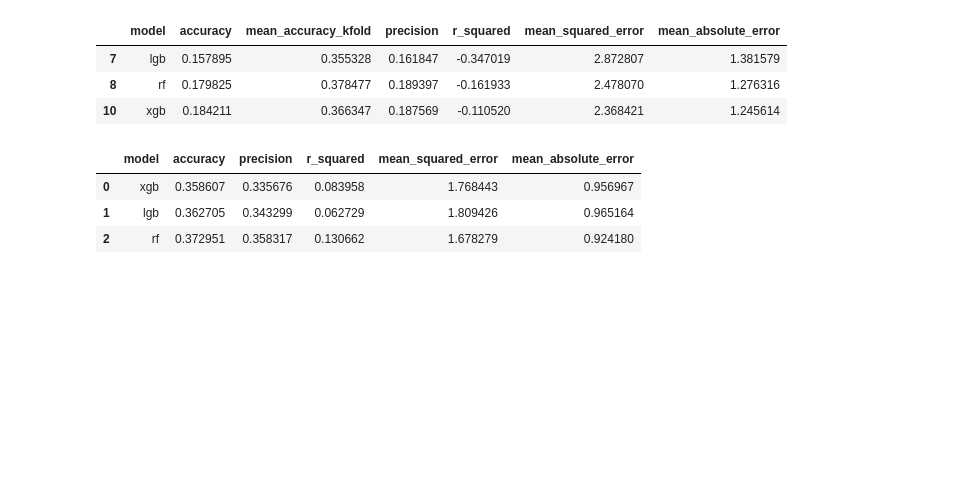
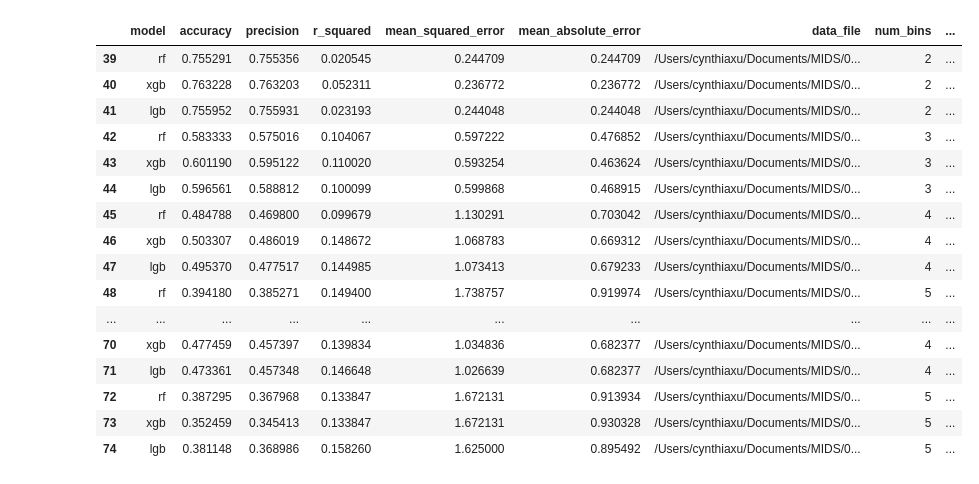
Before and after one commit to cynthiaxu04/predicting-clinicaltrials, a Jupyter notebook: model/make_figures.ipynb, the cells around one changed output. Cells and saved outputs as stored; diff of their text form; code cells hidden in the pictures; blank space fills up the shorter version.

```diff
--- a/model/make_figures.ipynb
+++ b/model/make_figures.ipynb
@@ -26,7 +30,0 @@ df.drop_duplicates(subset='model', keep='last', inplace=True)
-# %%
-df
-# %% [output]
-|  | model | accuracy | mean_accuracy_kfold | precision | r_squared | mean_squared_error | mean_absolute_error |
-| 7 | lgb | 0.157895 | 0.355328 | 0.161847 | -0.347019 | 2.872807 | 1.381579 |
-| 8 | rf | 0.179825 | 0.378477 | 0.189397 | -0.161933 | 2.478070 | 1.276316 |
-| 10 | xgb | 0.184211 | 0.366347 | 0.187569 | -0.110520 | 2.368421 | 1.245614 |
@@ -35,8 +31,23 @@ df2 = pd.read_json('modeling_test_results.json')
 # %%
-df2.drop_duplicates(subset='model', keep='last', inplace=True)
+df2 = pd.read_json('modeling_test_results.json')
+df2.drop_duplicates(subset=['model', 'data_file', 'num_bins'], keep='last', inplace=True)
+df2 = df2[df2['data_file'].str.contains('210-capstone-clinicaltrials', na=False)]
 df2
 # %% [output]
-|  | model | accuracy | precision | r_squared | mean_squared_error | mean_absolute_error |
-| 0 | xgb | 0.358607 | 0.335676 | 0.083958 | 1.768443 | 0.956967 |
-| 1 | lgb | 0.362705 | 0.343299 | 0.062729 | 1.809426 | 0.965164 |
-| 2 | rf | 0.372951 | 0.358317 | 0.130662 | 1.678279 | 0.924180 |
+|  | model | accuracy | precision | r_squared | mean_squared_error | mean_absolute_error | data_file | num_bins | ... |
+| 39 | rf | 0.755291 | 0.755356 | 0.020545 | 0.244709 | 0.244709 | /Users/cynthiaxu/Documents/MIDS/0... | 2 | ... |
+| 40 | xgb | 0.763228 | 0.763203 | 0.052311 | 0.236772 | 0.236772 | /Users/cynthiaxu/Documents/MIDS/0... | 2 | ... |
+| 41 | lgb | 0.755952 | 0.755931 | 0.023193 | 0.244048 | 0.244048 | /Users/cynthiaxu/Documents/MIDS/0... | 2 | ... |
+| 42 | rf | 0.583333 | 0.575016 | 0.104067 | 0.597222 | 0.476852 | /Users/cynthiaxu/Documents/MIDS/0... | 3 | ... |
+| 43 | xgb | 0.601190 | 0.595122 | 0.110020 | 0.593254 | 0.463624 | /Users/cynthiaxu/Documents/MIDS/0... | 3 | ... |
+| 44 | lgb | 0.596561 | 0.588812 | 0.100099 | 0.599868 | 0.468915 | /Users/cynthiaxu/Documents/MIDS/0... | 3 | ... |
+| 45 | rf | 0.484788 | 0.469800 | 0.099679 | 1.130291 | 0.703042 | /Users/cynthiaxu/Documents/MIDS/0... | 4 | ... |
+| 46 | xgb | 0.503307 | 0.486019 | 0.148672 | 1.068783 | 0.669312 | /Users/cynthiaxu/Documents/MIDS/0... | 4 | ... |
+| 47 | lgb | 0.495370 | 0.477517 | 0.144985 | 1.073413 | 0.679233 | /Users/cynthiaxu/Documents/MIDS/0... | 4 | ... |
+| 48 | rf | 0.394180 | 0.385271 | 0.149400 | 1.738757 | 0.919974 | /Users/cynthiaxu/Documents/MIDS/0... | 5 | ... |
+| ... | ... | ... | ... | ... | ... | ... | ... | ... | ... |
+| 70 | xgb | 0.477459 | 0.457397 | 0.139834 | 1.034836 | 0.682377 | /Users/cynthiaxu/Documents/MIDS/0... | 4 | ... |
+| 71 | lgb | 0.473361 | 0.457348 | 0.146648 | 1.026639 | 0.682377 | /Users/cynthiaxu/Documents/MIDS/0... | 4 | ... |
+| 72 | rf | 0.387295 | 0.367968 | 0.133847 | 1.672131 | 0.913934 | /Users/cynthiaxu/Documents/MIDS/0... | 5 | ... |
+| 73 | xgb | 0.352459 | 0.345413 | 0.133847 | 1.672131 | 0.930328 | /Users/cynthiaxu/Documents/MIDS/0... | 5 | ... |
+| 74 | lgb | 0.381148 | 0.368986 | 0.158260 | 1.625000 | 0.895492 | /Users/cynthiaxu/Documents/MIDS/0... | 5 | ... |
```
Also changed, not shown: parts of 10 cells of this notebook, 30 other files.
